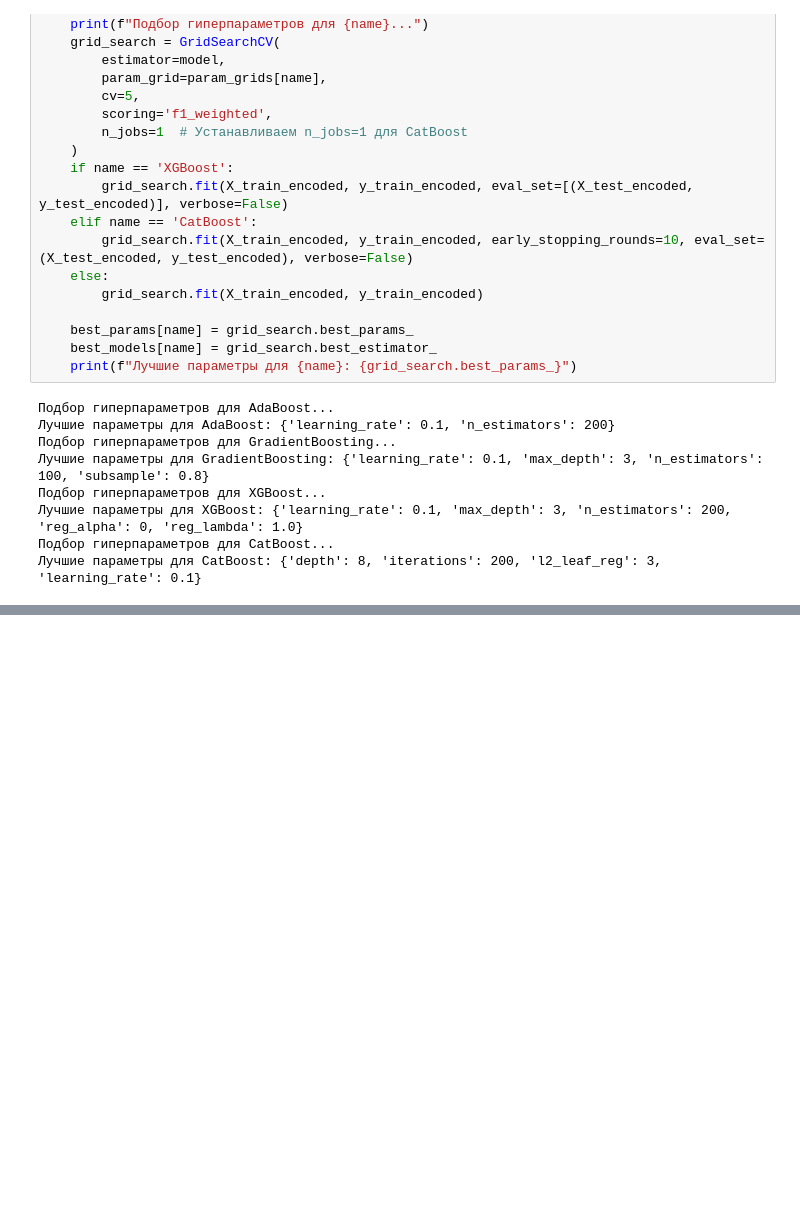
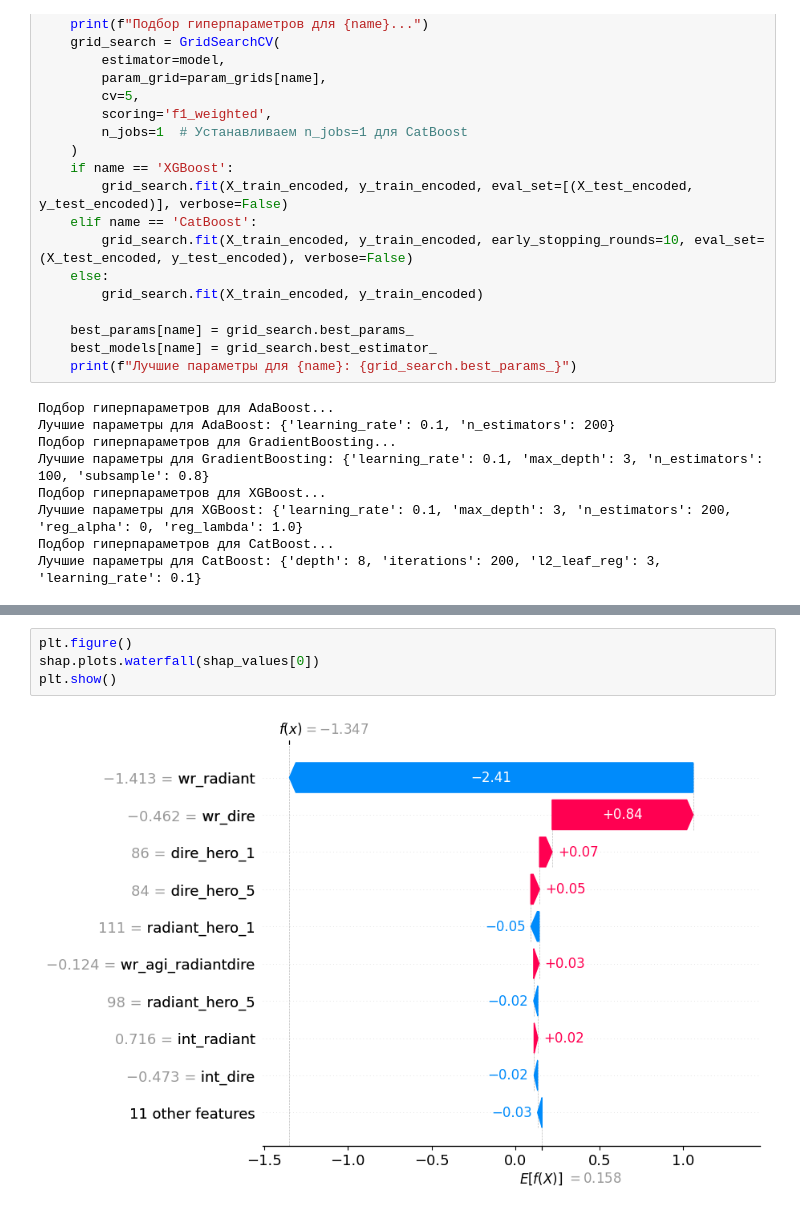
Before and after one commit to ZotRoma/AIT-2025, a Jupyter notebook: lab6/6132_ЗотовРА_lab_6_Градиентный_бустинг.ipynb, the cells around one changed output, grey strips where cells are left out. Cells and saved outputs as stored; diff of their text form; blank space fills up the shorter version.

```diff
--- a/lab6/6132_ЗотовРА_lab_6_Градиентный_бустинг.ipynb
+++ b/lab6/6132_ЗотовРА_lab_6_Градиентный_бустинг.ipynb
@@ -337,0 +416,6 @@ catboost_raw.fit(X_train_raw, y_train_raw, early_stopping_rounds=10, eval_set=(y
+# %%
+plt.figure()
+shap.plots.waterfall(shap_values[0])
+plt.show()
+# %% [output]
+[figure, added]
```
Also changed, not shown: parts of 21 cells of this notebook.
